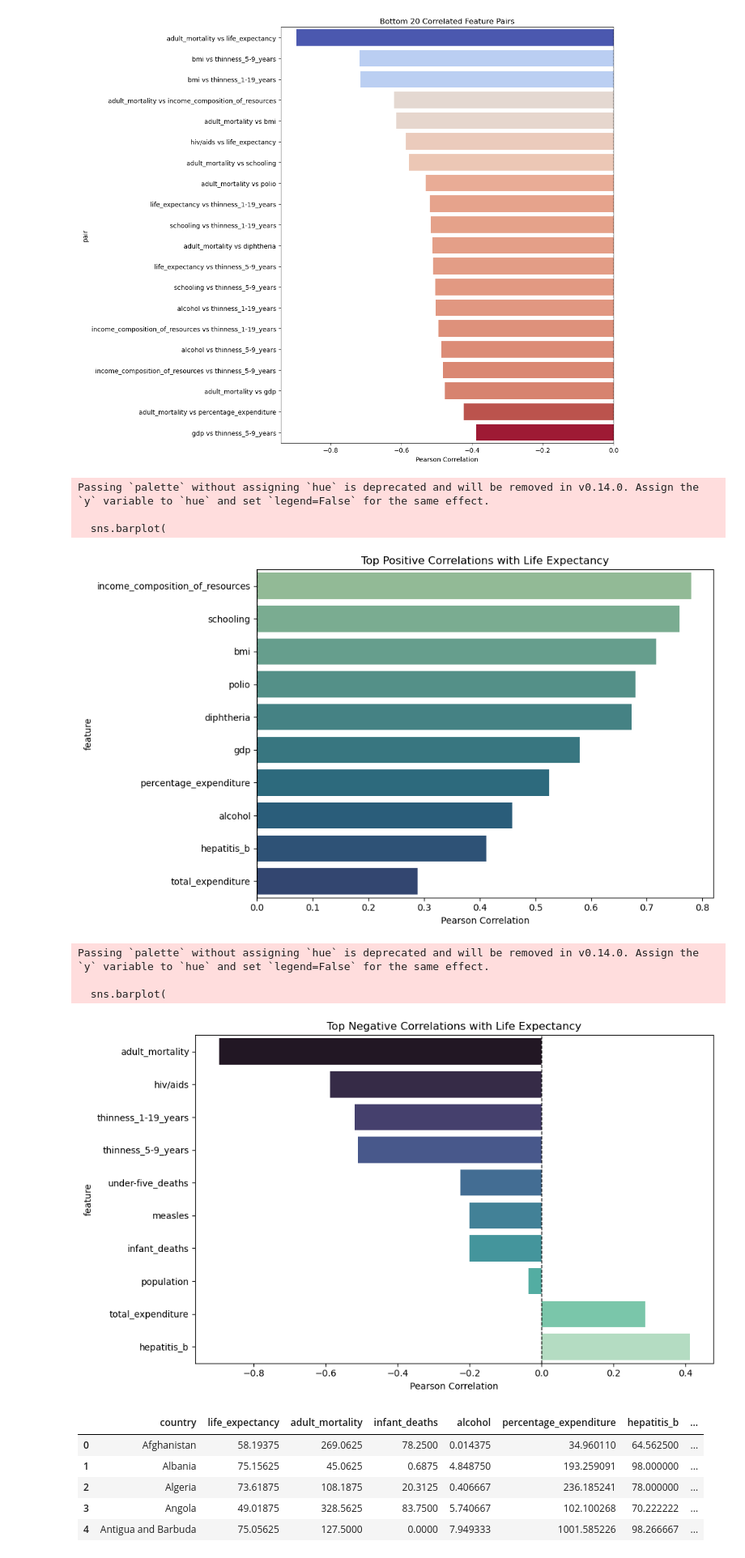
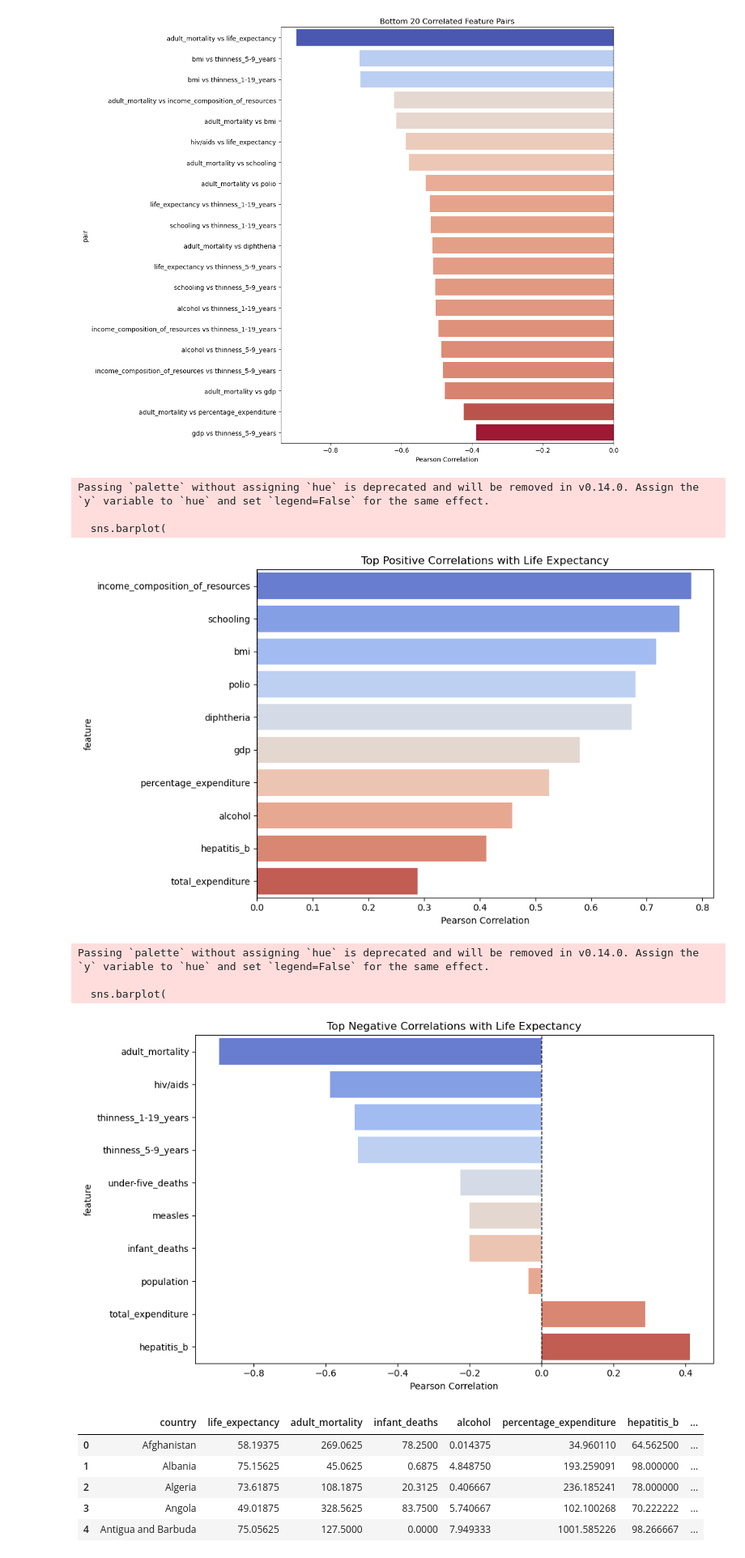
Before and after one commit to punsii/ama_ws25, a Jupyter notebook: notebooks/project/life_exp_proj_01.ipynb, the cells around one changed output. Shown at 81% size. Drawn from its saved outputs; the diff is of its cells as text; code cells hidden in the pictures.

```diff
--- a/notebooks/project/life_exp_proj_01.ipynb
+++ b/notebooks/project/life_exp_proj_01.ipynb
@@ -155,40 +155,41 @@ life_corr = (
  )
 life_corr.head(10)
 
 plt.figure(figsize=(10, 6))
 sns.barplot(
     data=life_corr.head(10),
     x="correlation",
     y="feature",
-    palette="crest",
+    palette="coolwarm",
 )
 plt.title("Top Positive Correlations with Life Expectancy")
 plt.xlabel("Pearson Correlation")
 plt.axvline(0, color="black", linewidth=1, linestyle="--")
 plt.tight_layout()
 plt.show()
 
 plt.figure(figsize=(10, 6))
 sns.barplot(
     data=life_corr.tail(10).sort_values("correlation"),
     x="correlation",
     y="feature",
-    palette="mako",
+    palette="coolwarm",
+
 )
 plt.title("Top Negative Correlations with Life Expectancy")
 plt.xlabel("Pearson Correlation")
 plt.axvline(0, color="black", linewidth=1, linestyle="--")
 plt.tight_layout()
 plt.show()
 # %% [output]
 Passing `palette` without assigning `hue` is deprecated and will be removed in v0.14.0. Assign the `y` variable to `hue` and set `legend=False` for the same effect.
 
   sns.barplot(
-[figure, old version]
+[figure, new version]
 Passing `palette` without assigning `hue` is deprecated and will be removed in v0.14.0. Assign the `y` variable to `hue` and set `legend=False` for the same effect.
 
   sns.barplot(
-[figure, old version]
+[figure, new version]
 # %%
 std_cols = df.drop(columns=["country"]).columns
 
```
Also changed, not shown: parts of 2 cells of this notebook.
